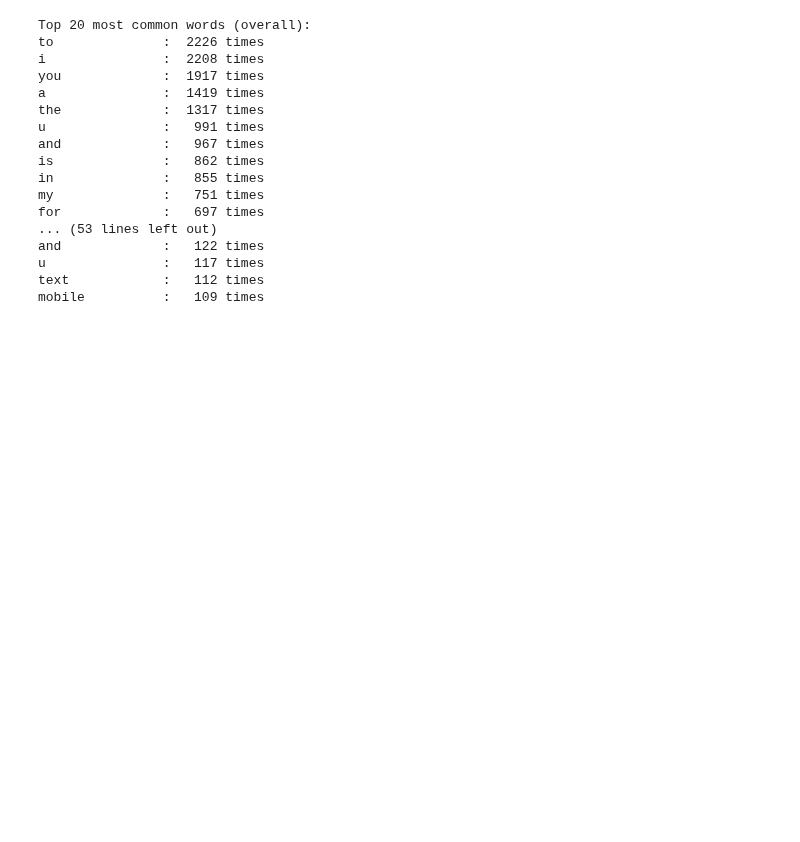
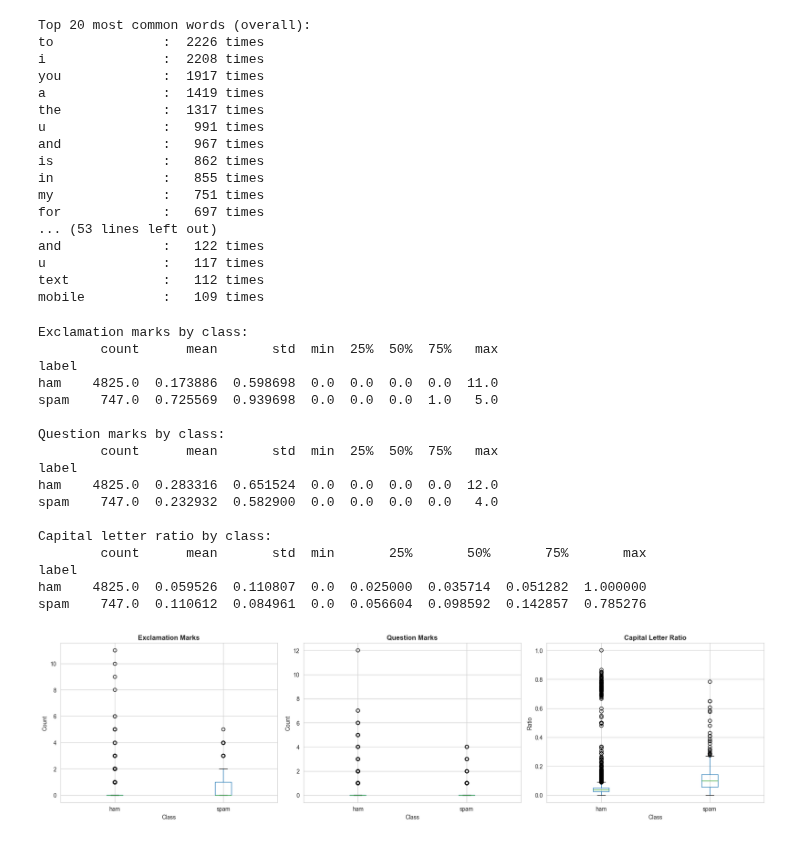
Before and after one commit to gnpthbalaji/ham_vs_spam_text_classification, a Jupyter notebook: notebooks/01_ham_spam_eda.ipynb, the cells around one changed output. Cells and saved outputs as stored; diff of their text form; code cells hidden in the pictures; blank space fills up the shorter version.

```diff
--- a/notebooks/01_ham_spam_eda.ipynb
+++ b/notebooks/01_ham_spam_eda.ipynb
@@ -442,3 +445,60 @@ and             :   122 times
 u               :   117 times
 text            :   112 times
 mobile          :   109 times
+# %%
+# Analyzing characters
+
+df['num_exclamation'] = df['message'].apply(lambda x: x.count('!'))
+df['num_question'] = df['message'].apply(lambda x: x.count('?'))
+df['num_capitals'] = df['message'].apply(lambda x: sum(1 for c in x if c.isupper()))
+df['capital_ratio'] = df['num_capitals'] / df['message_length']
+
+print("\nExclamation marks by class:")
+print(df.groupby('label')['num_exclamation'].describe())
+
+print("\nQuestion marks by class:")
+print(df.groupby('label')['num_question'].describe())
+
+print("\nCapital letter ratio by class:")
+print(df.groupby('label')['capital_ratio'].describe())
+
+# Visualize
+fig, axes = plt.subplots(1, 3, figsize=(18, 5))
+
+df.boxplot(column='num_exclamation', by='label', ax=axes[0])
+axes[0].set_title('Exclamation Marks', fontsize=12, fontweight='bold')
+axes[0].set_xlabel('Class')
+axes[0].set_ylabel('Count')
+
+df.boxplot(column='num_question', by='label', ax=axes[1])
+axes[1].set_title('Question Marks', fontsize=12, fontweight='bold')
+axes[1].set_xlabel('Class')
+axes[1].set_ylabel('Count')
+
+df.boxplot(column='capital_ratio', by='label', ax=axes[2])
+axes[2].set_title('Capital Letter Ratio', fontsize=12, fontweight='bold')
+axes[2].set_xlabel('Class')
+axes[2].set_ylabel('Ratio')
+
+plt.suptitle('')
+plt.tight_layout()
+plt.show()
+# %% [output]
+Exclamation marks by class:
+        count      mean       std  min  25%  50%  75%   max
+label
+ham    4825.0  0.173886  0.598698  0.0  0.0  0.0  0.0  11.0
+spam    747.0  0.725569  0.939698  0.0  0.0  0.0  1.0   5.0
+
+Question marks by class:
+        count      mean       std  min  25%  50%  75%   max
+label
+ham    4825.0  0.283316  0.651524  0.0  0.0  0.0  0.0  12.0
+spam    747.0  0.232932  0.582900  0.0  0.0  0.0  0.0   4.0
+
+Capital letter ratio by class:
+        count      mean       std  min       25%       50%       75%       max
+label
+ham    4825.0  0.059526  0.110807  0.0  0.025000  0.035714  0.051282  1.000000
+spam    747.0  0.110612  0.084961  0.0  0.056604  0.098592  0.142857  0.785276
+[figure, added]
```
Also changed, not shown: parts of 12 cells of this notebook, 2 other files.
